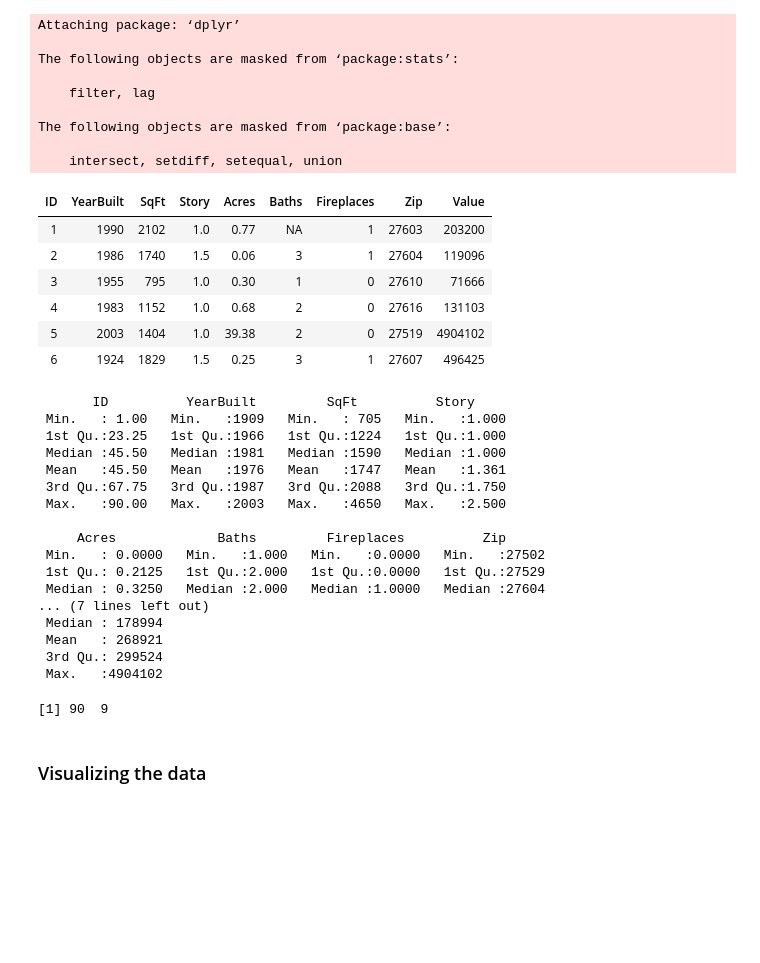
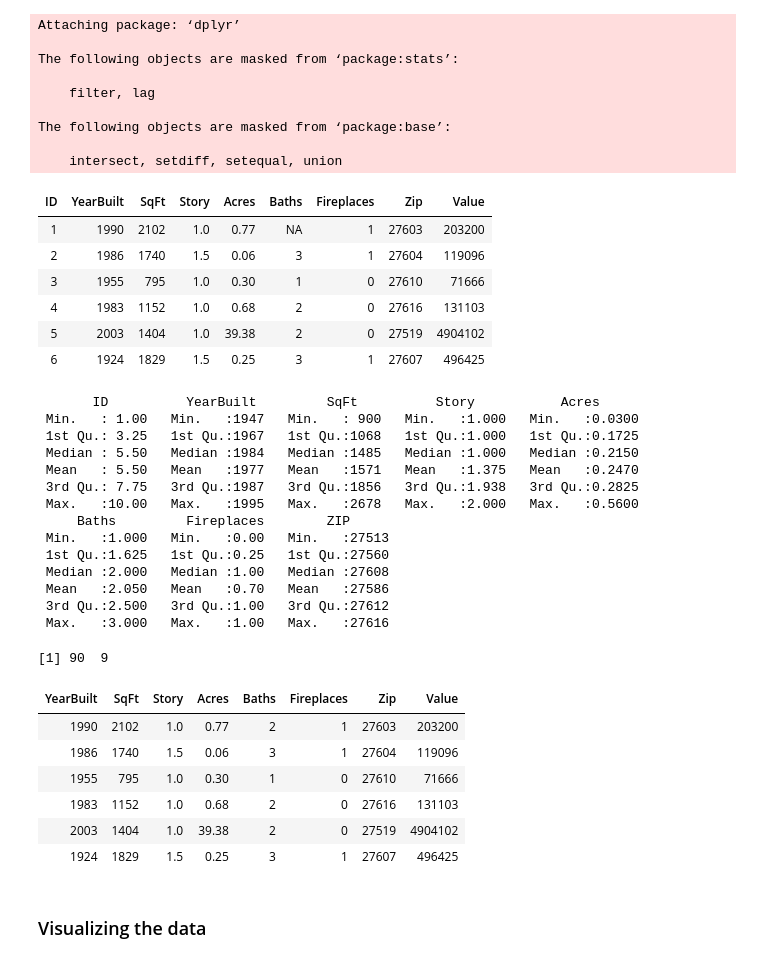
Before and after one commit to Mamie/STATS202F16Kaggle, a Jupyter notebook: notes/notes_exploratoryDataAnalysis_20161105.ipynb, the cells around one changed output. Drawn from its saved outputs; the diff is of its cells as text; code cells hidden in the pictures; blank space fills up the shorter version.

```diff
--- a/notes/notes_exploratoryDataAnalysis_20161105.ipynb
+++ b/notes/notes_exploratoryDataAnalysis_20161105.ipynb
@@ -29,11 +31,11 @@ The following objects are masked from ‘package:base’:
 
     intersect, setdiff, setequal, union
 # %%
-train = read.csv('../data/train.csv', header=T)
-test = read.csv('../data/test.csv', header=T)
-head(train)
-summary(train)
-dim(train)
+data = read.csv('../data/train.csv', header=T)
+testInput = read.csv('../data/test.csv', header=T)
+head(data)
+summary(testInput)
+dim(data)
 # %% [output]
 | ID | YearBuilt | SqFt | Story | Acres | Baths | Fireplaces | Zip | Value |
 | 1 | 1990 | 2102 | 1.0 | 0.77 | NA | 1 | 27603 | 203200 |
@@ -42,24 +44,36 @@ dim(train)
 | 4 | 1983 | 1152 | 1.0 | 0.68 | 2 | 0 | 27616 | 131103 |
 | 5 | 2003 | 1404 | 1.0 | 39.38 | 2 | 0 | 27519 | 4904102 |
 | 6 | 1924 | 1829 | 1.5 | 0.25 | 3 | 1 | 27607 | 496425 |
-       ID          YearBuilt         SqFt          Story
- Min.   : 1.00   Min.   :1909   Min.   : 705   Min.   :1.000
- 1st Qu.:23.25   1st Qu.:1966   1st Qu.:1224   1st Qu.:1.000
- Median :45.50   Median :1981   Median :1590   Median :1.000
- Mean   :45.50   Mean   :1976   Mean   :1747   Mean   :1.361
- 3rd Qu.:67.75   3rd Qu.:1987   3rd Qu.:2088   3rd Qu.:1.750
- Max.   :90.00   Max.   :2003   Max.   :4650   Max.   :2.500
-
-     Acres             Baths         Fireplaces          Zip
- Min.   : 0.0000   Min.   :1.000   Min.   :0.0000   Min.   :27502
- 1st Qu.: 0.2125   1st Qu.:2.000   1st Qu.:0.0000   1st Qu.:27529
- Median : 0.3250   Median :2.000   Median :1.0000   Median :27604
-... (7 lines left out)
- Median : 178994
- Mean   : 268921
- 3rd Qu.: 299524
- Max.   :4904102
+       ID          YearBuilt         SqFt          Story           Acres
+ Min.   : 1.00   Min.   :1947   Min.   : 900   Min.   :1.000   Min.   :0.0300
+ 1st Qu.: 3.25   1st Qu.:1967   1st Qu.:1068   1st Qu.:1.000   1st Qu.:0.1725
+ Median : 5.50   Median :1984   Median :1485   Median :1.000   Median :0.2150
+ Mean   : 5.50   Mean   :1977   Mean   :1571   Mean   :1.375   Mean   :0.2470
+ 3rd Qu.: 7.75   3rd Qu.:1987   3rd Qu.:1856   3rd Qu.:1.938   3rd Qu.:0.2825
+ Max.   :10.00   Max.   :1995   Max.   :2678   Max.   :2.000   Max.   :0.5600
+     Baths         Fireplaces        ZIP
+ Min.   :1.000   Min.   :0.00   Min.   :27513
+ 1st Qu.:1.625   1st Qu.:0.25   1st Qu.:27560
+ Median :2.000   Median :1.00   Median :27608
+ Mean   :2.050   Mean   :0.70   Mean   :27586
+ 3rd Qu.:2.500   3rd Qu.:1.00   3rd Qu.:27612
+ Max.   :3.000   Max.   :1.00   Max.   :27616
 [1] 90  9
+# %%
+# impute the NA value in the bath by its average
+data$Baths[is.na(data$Baths)] = round(mean(data$Baths,
+                                             na.rm=T),0)
+data = data[,-1]
+data$Zip = as.factor(data$Zip)
+head(data)
+# %% [output]
+| YearBuilt | SqFt | Story | Acres | Baths | Fireplaces | Zip | Value |
+| 1990 | 2102 | 1.0 | 0.77 | 2 | 1 | 27603 | 203200 |
+| 1986 | 1740 | 1.5 | 0.06 | 3 | 1 | 27604 | 119096 |
+| 1955 | 795 | 1.0 | 0.30 | 1 | 0 | 27610 | 71666 |
+| 1983 | 1152 | 1.0 | 0.68 | 2 | 0 | 27616 | 131103 |
+| 2003 | 1404 | 1.0 | 39.38 | 2 | 0 | 27519 | 4904102 |
+| 1924 | 1829 | 1.5 | 0.25 | 3 | 1 | 27607 | 496425 |
 # %% [markdown]
 ### Visualizing the data
 # %%
```
Also changed, not shown: parts of 8 cells of this notebook.
